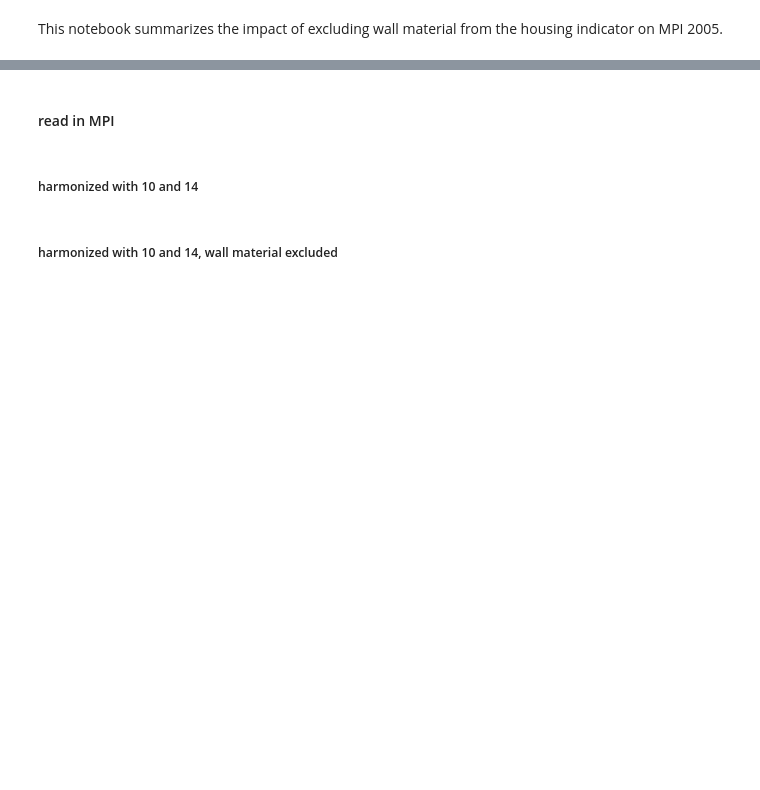
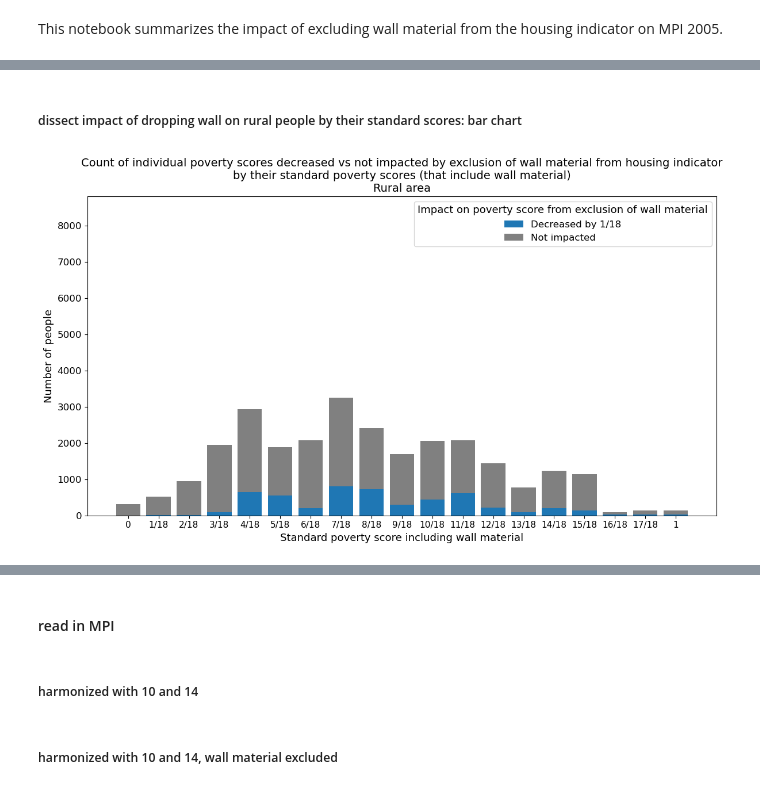
Before and after one commit to sig-gis/mpi, a Jupyter notebook: code/MPI/assess_wall_impact.ipynb, the cells around one changed output, grey strips where cells are left out. Saved outputs shown, nothing was run; the diff lists cells and outputs as text; code cells hidden in the pictures; blank space fills up the shorter version.

```diff
--- a/code/MPI/assess_wall_impact.ipynb
+++ b/code/MPI/assess_wall_impact.ipynb
@@ -13,0 +225,3 @@ outfd_path = code_path.parent.parent / 'output'
+# %%
+rural_df = df_valid[df_valid.area == 'rural']
+urban_df = df_valid[df_valid.area == 'urban']
@@ -13,0 +319,9 @@ outfd_path = code_path.parent.parent / 'output'
+# %% [markdown]
+##### dissect impact of dropping wall on rural people by their standard scores: bar chart
+# %%
+plot(
+    'Rural', rural_df, 'c_vector_1_wall',  # x axis
+    {'Decreased by 1/18': 'c_dropped_1_18th', 'Not impacted': 'c_not_impacted'}
+)
+# %% [output]
+[figure, added]
```
Also changed, not shown: parts of 67 cells of this notebook.
